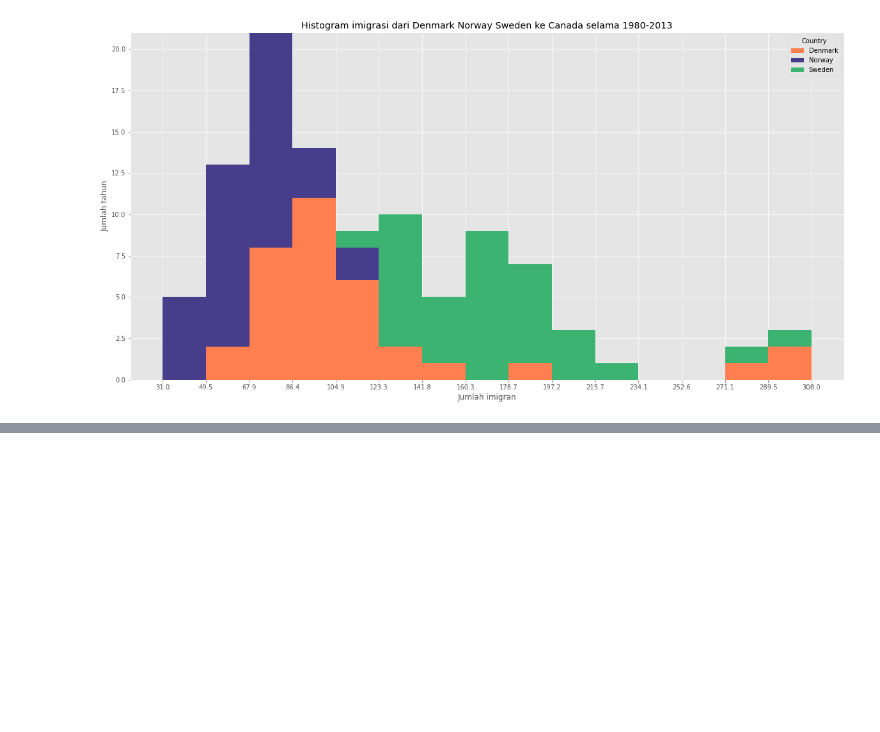
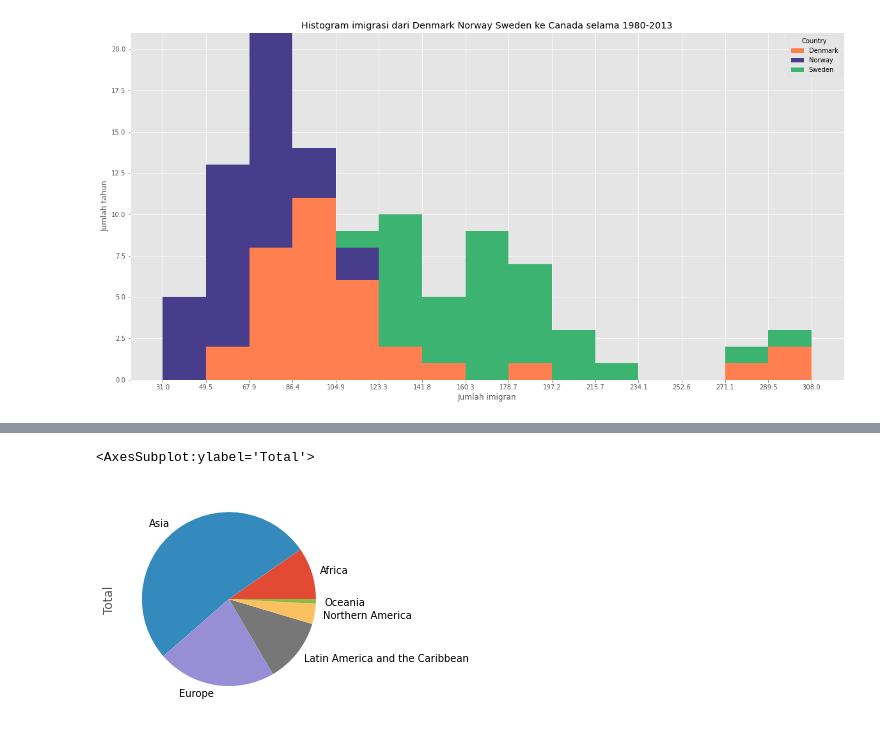
Before and after one commit to nakyra/pytn061, a Jupyter notebook: sesi7.ipynb, the cells around one changed output, grey strips where cells are left out. Cells and saved outputs as stored; diff of their text form; code cells hidden in the pictures; blank space fills up the shorter version.

```diff
--- a/sesi7.ipynb
+++ b/sesi7.ipynb
@@ -698,0 +772,5 @@ plt.show()
+# %%
+# Benua-benua ini persentase mengirim imigran ke Canada nya masing2 berapa persen
+
+df_continent = df_can.groupby('Continent', axis=0).sum()
+df_continent
@@ -698,0 +787,6 @@ plt.show()
+# %%
+# kita ambil data dari kolom Total saja, lalu di plot
+df_continent['Total'].plot(kind="pie")
+# %% [output]
+<AxesSubplot:ylabel='Total'>
+[figure, added]
```
Also changed, not shown: parts of 27 cells of this notebook, 6 other files.
